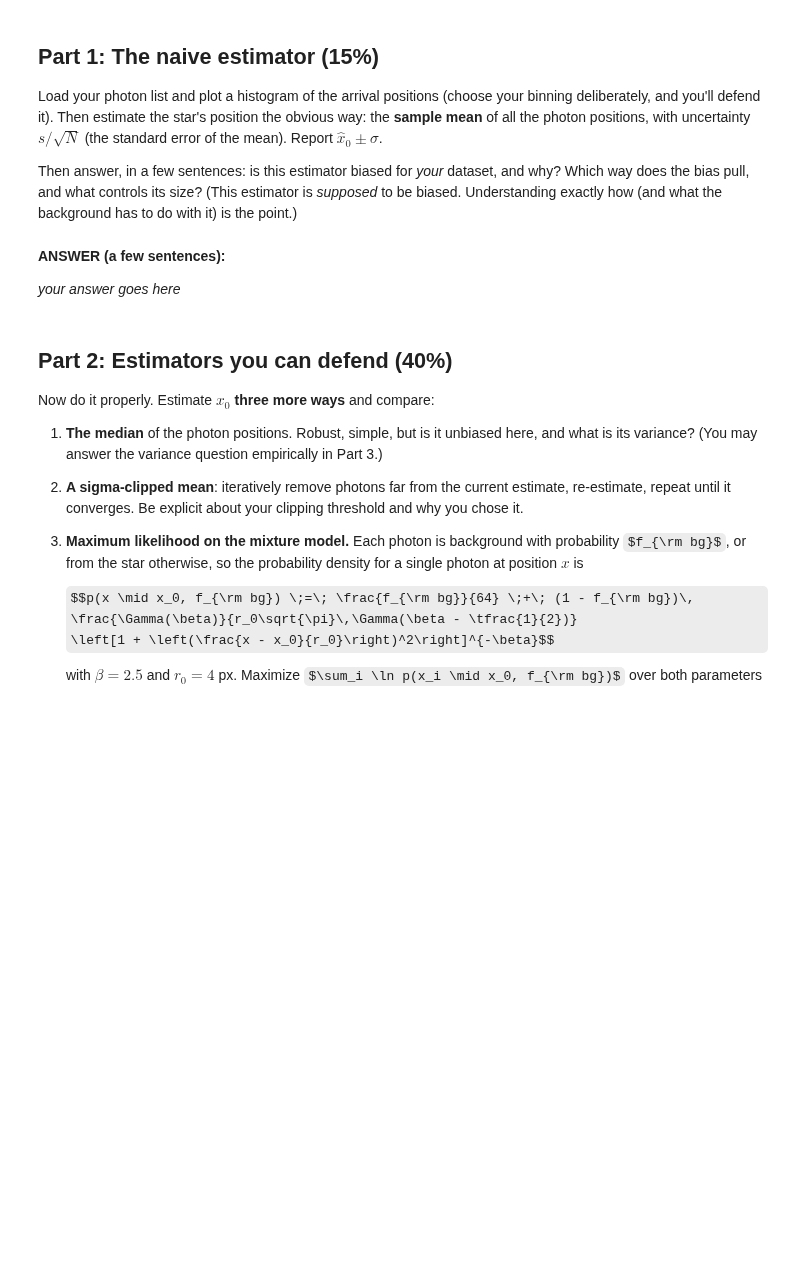
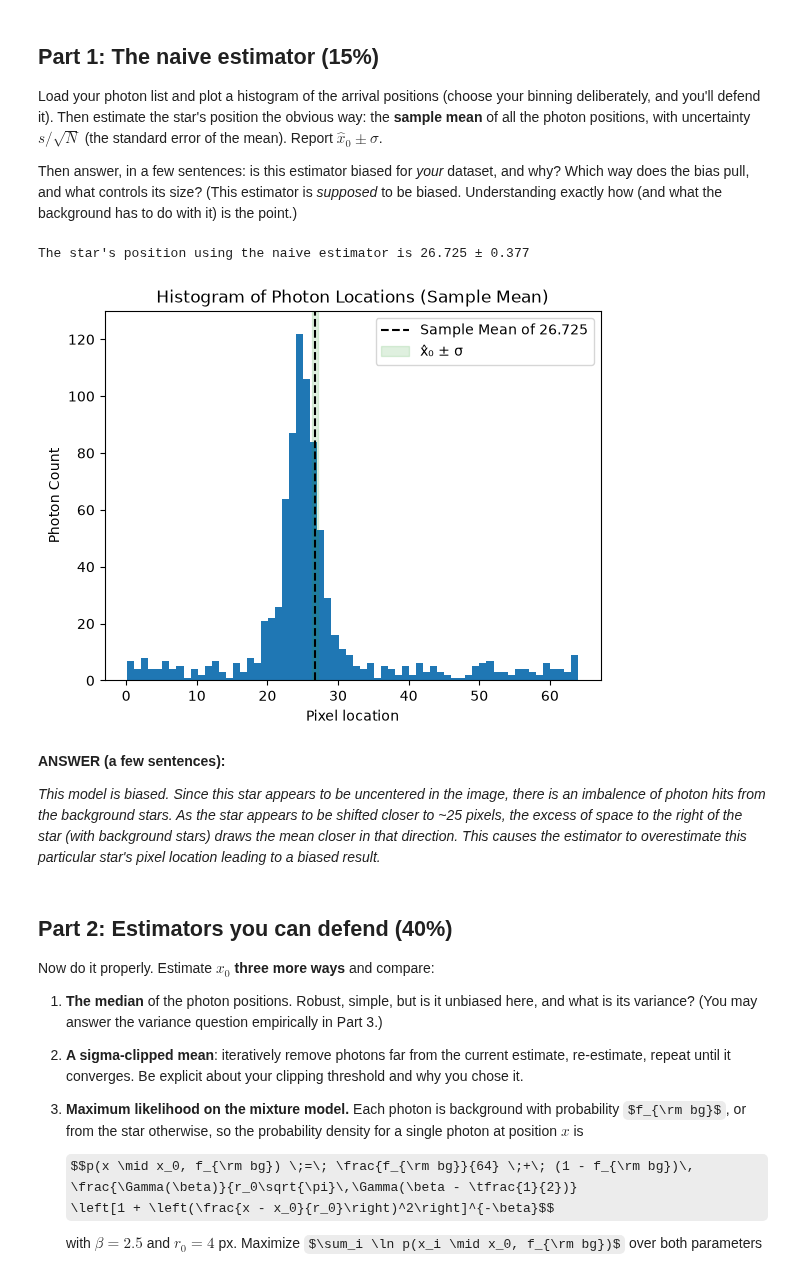
Before and after one commit to AustinMathison/ast457_2026_Fall, a Jupyter notebook: submissions/benh7/lab02.ipynb, the cells around one changed output. Cells and saved outputs as stored; diff of their text form; code cells hidden in the pictures; some formulas as TeX source; blank space fills up the shorter version.

Commit message:
Lab 02: star

```diff
--- a/submissions/benh7/lab02.ipynb
+++ b/submissions/benh7/lab02.ipynb
@@ -39,10 +39,37 @@ be biased. Understanding exactly how (and what the background has to do with it)
 point.)
 # %%
 # Part 1: your work here
+import numpy as np
+import matplotlib.pyplot as plt
+
+xs = np.genfromtxt('benh7L2.csv', skip_header = 1)
+
+
+plt.hist(xs, 64)
+plt.title('Histogram of Photon Locations (Sample Mean)')
+plt.xlabel('Pixel location')
+plt.ylabel('Photon Count')
+
+sample_mean = np.sum(xs) / len(xs)
+s = np.std(xs)
+uncertainty = s / np.sqrt(len(xs))
+
+low = sample_mean - uncertainty
+high = sample_mean + uncertainty
+
+plt.vlines(sample_mean, ymin = 0, ymax = 200, color = 'black', linestyle = '--', label = f'Sample Mean of {sample_mean:.3f}')
+plt.axvspan(low, high, color = 'C2', alpha = .15, label = 'x\u0302\u2080 \u00B1 \u03C3')
+plt.ylim([0, 130])
+plt.legend()
+
+print(f'The star\'s position using the naive estimator is {sample_mean:.3f} \u00B1 {uncertainty:.3f}')
+# %% [output]
+The star's position using the naive estimator is 26.725 ± 0.377
+[figure, added]
 # %% [markdown]
 **ANSWER (a few sentences):**
 
-*your answer goes here*
+*This model is biased. Since this star appears to be uncentered in the image, there is an imbalence of photon hits from the background stars. As the star appears to be shifted closer to ~25 pixels, the excess of space to the right of the star (with background stars) draws the mean closer in that direction. This causes the estimator to overestimate this particular star's pixel location leading to a biased result.*
 # %% [markdown]
 ## Part 2: Estimators you can defend (40%)
 
```
Also changed, not shown: parts of 15 cells of this notebook.
